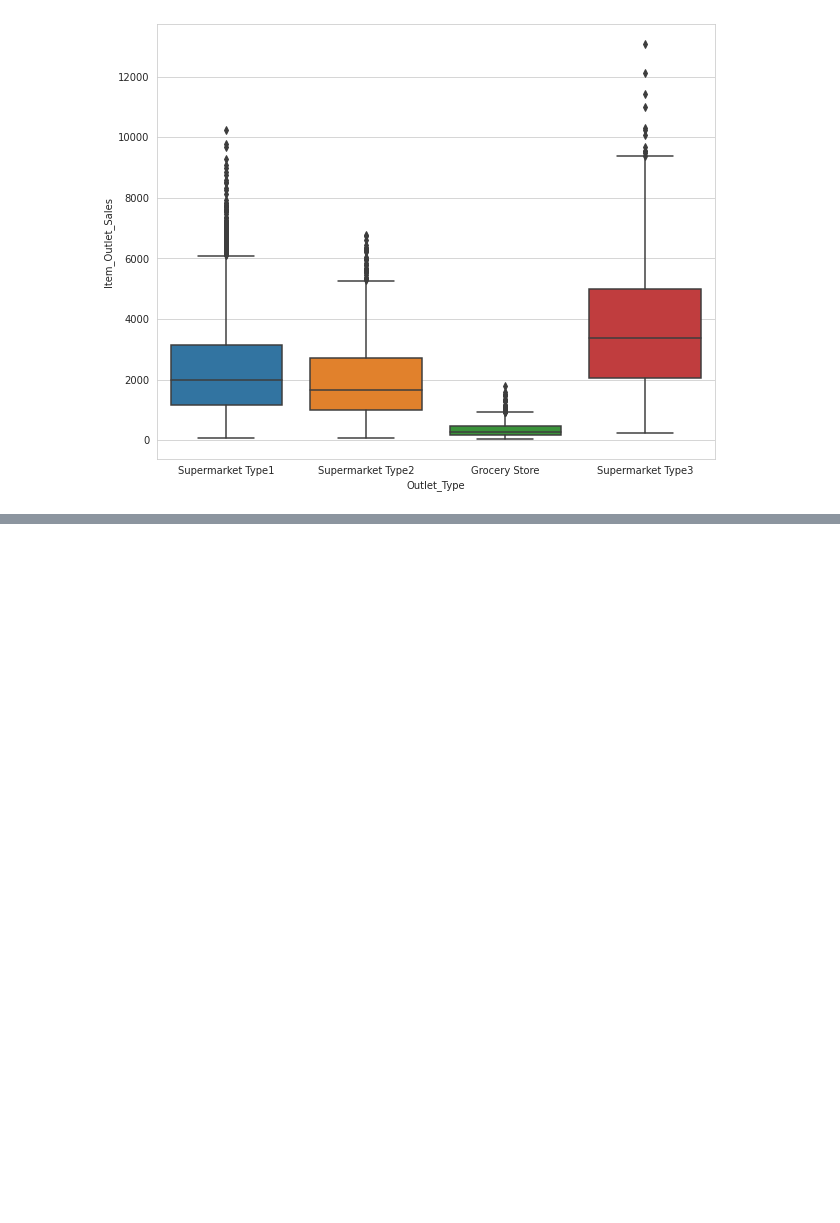
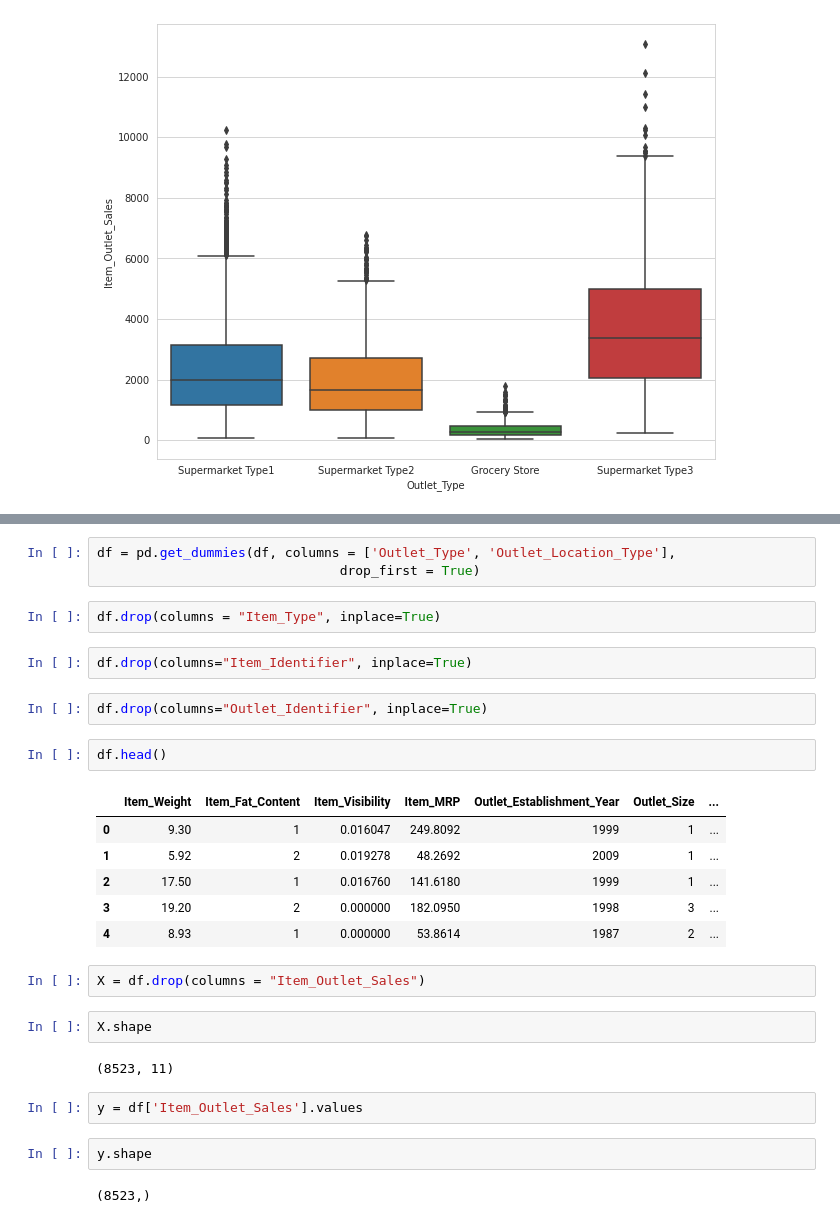
Before and after one commit to PeriAdan/sales-predictions, a Jupyter notebook: Project.ipynb, the cells around one changed output, grey strips where cells are left out. Saved outputs shown, nothing was run; the diff lists cells and outputs as text; blank space fills up the shorter version.

```diff
--- a/Project.ipynb
+++ b/Project.ipynb
@@ -305,0 +397,30 @@ ax= sns.boxplot(x='Outlet_Type',y='Item_Outlet_Sales',data=df)
+# %%
+df = pd.get_dummies(df, columns = ['Outlet_Type', 'Outlet_Location_Type'],
+                               drop_first = True)
+# %%
+df.drop(columns = "Item_Type", inplace=True)
+# %%
+df.drop(columns="Item_Identifier", inplace=True)
+# %%
+df.drop(columns="Outlet_Identifier", inplace=True)
+# %%
+df.head()
+# %% [output]
+|  | Item_Weight | Item_Fat_Content | Item_Visibility | Item_MRP | Outlet_Establishment_Year | Outlet_Size | ... |
+| 0 | 9.30 | 1 | 0.016047 | 249.8092 | 1999 | 1 | ... |
+| 1 | 5.92 | 2 | 0.019278 | 48.2692 | 2009 | 1 | ... |
+| 2 | 17.50 | 1 | 0.016760 | 141.6180 | 1999 | 1 | ... |
+| 3 | 19.20 | 2 | 0.000000 | 182.0950 | 1998 | 3 | ... |
+| 4 | 8.93 | 1 | 0.000000 | 53.8614 | 1987 | 2 | ... |
+# %%
+X = df.drop(columns = "Item_Outlet_Sales")
+# %%
+X.shape
+# %% [output]
+(8523, 11)
+# %%
+y = df['Item_Outlet_Sales'].values
+# %%
+y.shape
+# %% [output]
+(8523,)
```
Also changed, not shown: parts of 27 cells of this notebook.
